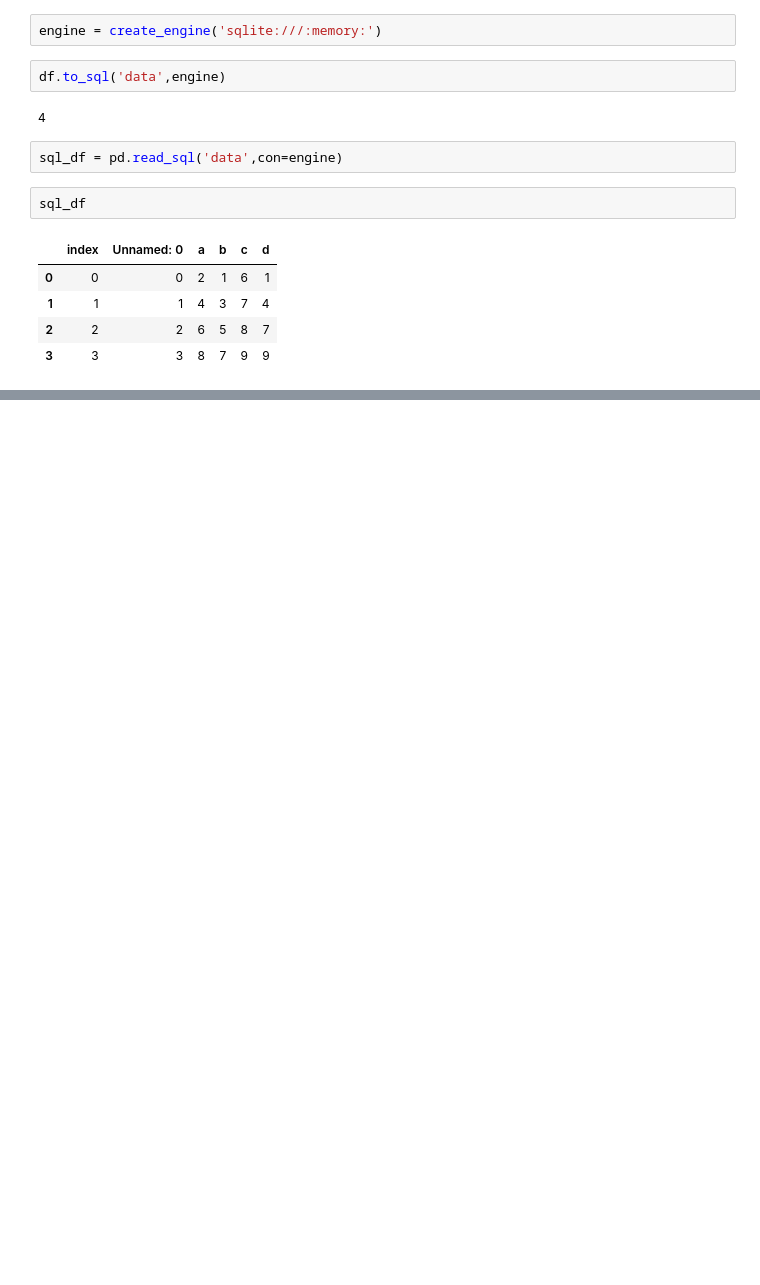
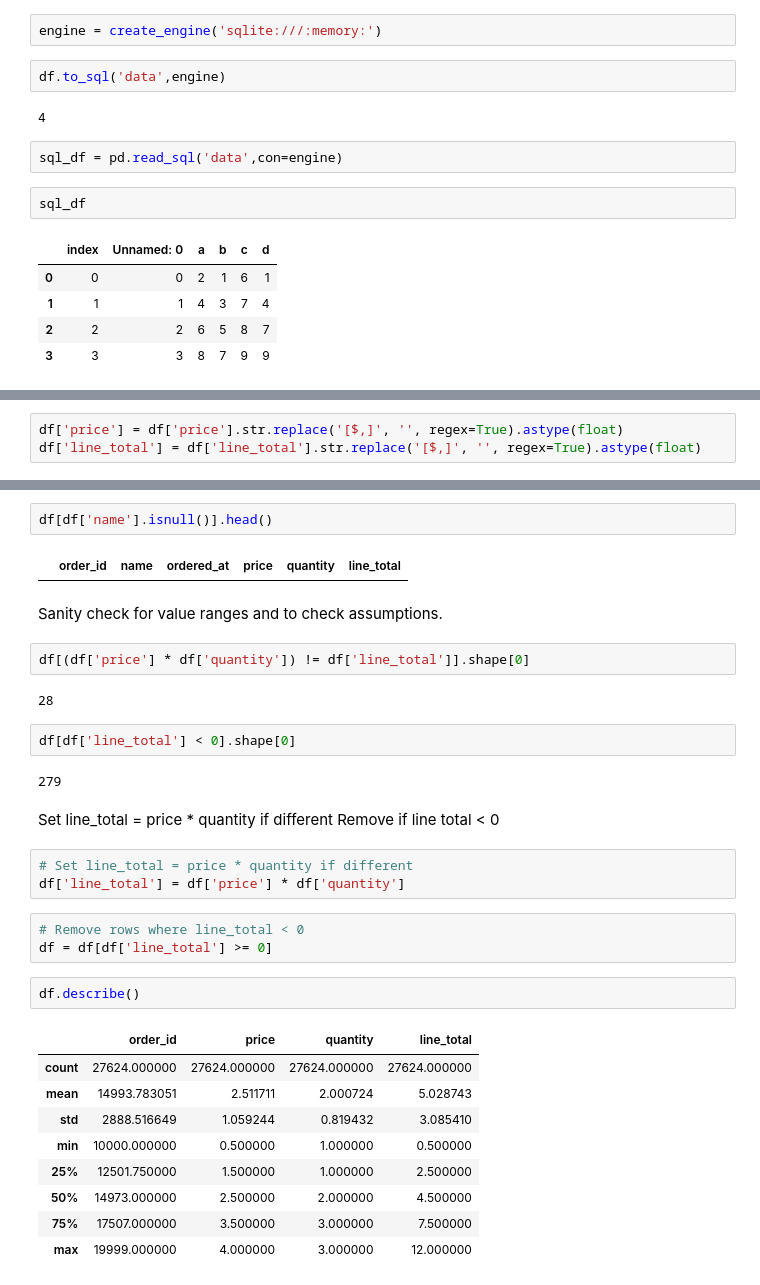
Before and after one commit to HAnh2610/MKTG5883.N21.CTTT, a Jupyter notebook: Lab2.ipynb, the cells around one changed output, grey strips where cells are left out. Cells and saved outputs as stored; diff of their text form; blank space fills up the shorter version.

```diff
--- a/Lab2.ipynb
+++ b/Lab2.ipynb
@@ -1070,0 +1111,3 @@ sql_df
+# %%
+df['price'] = df['price'].str.replace('[$,]', '', regex=True).astype(float)
+df['line_total'] = df['line_total'].str.replace('[$,]', '', regex=True).astype(float)
@@ -1070,0 +1151,34 @@ sql_df
+# %%
+df[df['name'].isnull()].head()
+# %% [output]
+|  | order_id | name | ordered_at | price | quantity | line_total |
+# %% [markdown]
+Sanity check for value ranges and to check assumptions.
+# %%
+df[(df['price'] * df['quantity']) != df['line_total']].shape[0]
+# %% [output]
+28
+# %%
+df[df['line_total'] < 0].shape[0]
+# %% [output]
+279
+# %% [markdown]
+Set line_total = price * quantity if different Remove if line total < 0
+# %%
+# Set line_total = price * quantity if different
+df['line_total'] = df['price'] * df['quantity']
+# %%
+# Remove rows where line_total < 0
+df = df[df['line_total'] >= 0]
+# %%
+df.describe()
+# %% [output]
+|  | order_id | price | quantity | line_total |
+| count | 27624.000000 | 27624.000000 | 27624.000000 | 27624.000000 |
+| mean | 14993.783051 | 2.511711 | 2.000724 | 5.028743 |
+| std | 2888.516649 | 1.059244 | 0.819432 | 3.085410 |
+| min | 10000.000000 | 0.500000 | 1.000000 | 0.500000 |
+| 25% | 12501.750000 | 1.500000 | 1.000000 | 2.500000 |
+| 50% | 14973.000000 | 2.500000 | 2.000000 | 4.500000 |
+| 75% | 17507.000000 | 3.500000 | 3.000000 | 7.500000 |
+| max | 19999.000000 | 4.000000 | 3.000000 | 12.000000 |
```
Also changed, not shown: parts of 34 cells of this notebook, 4 other files.
